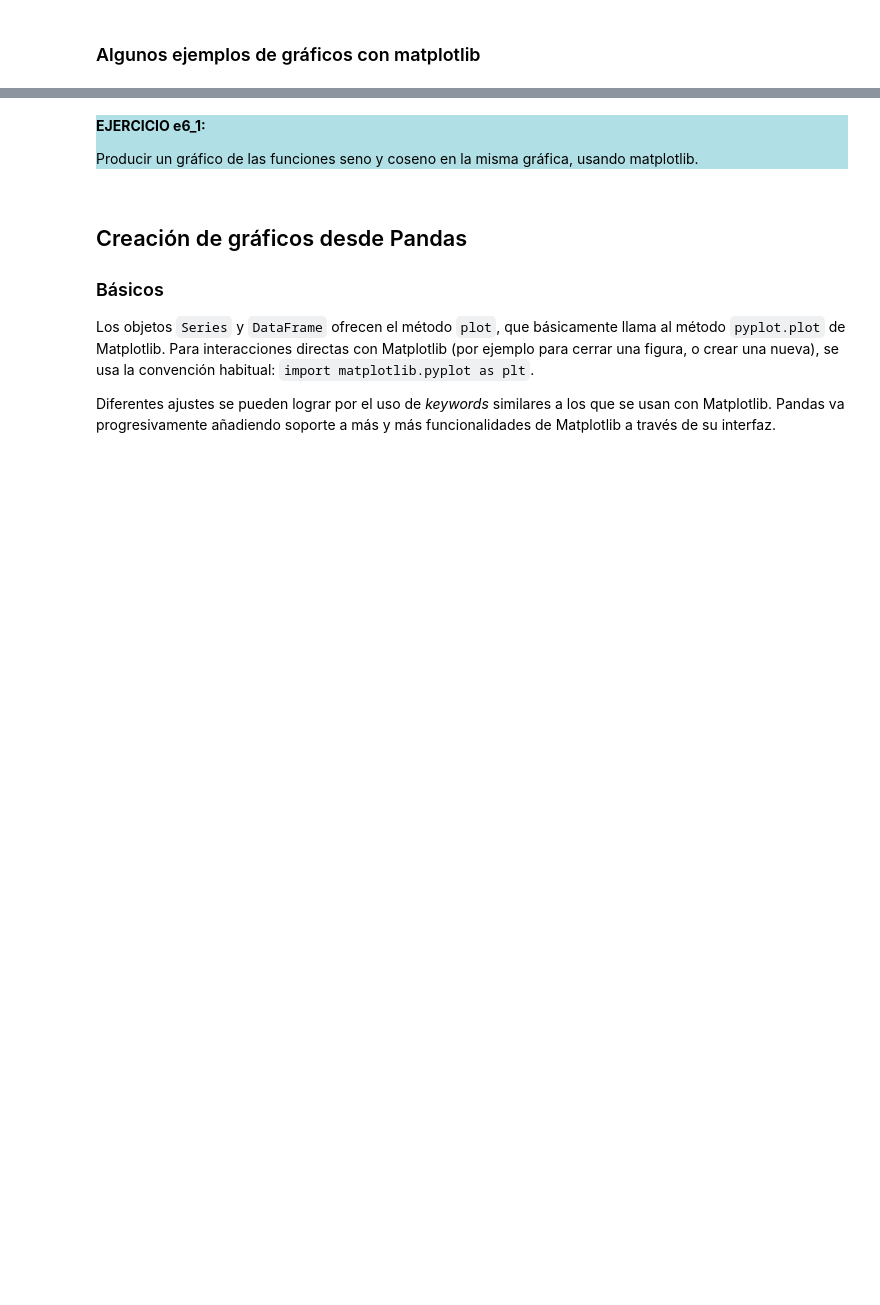
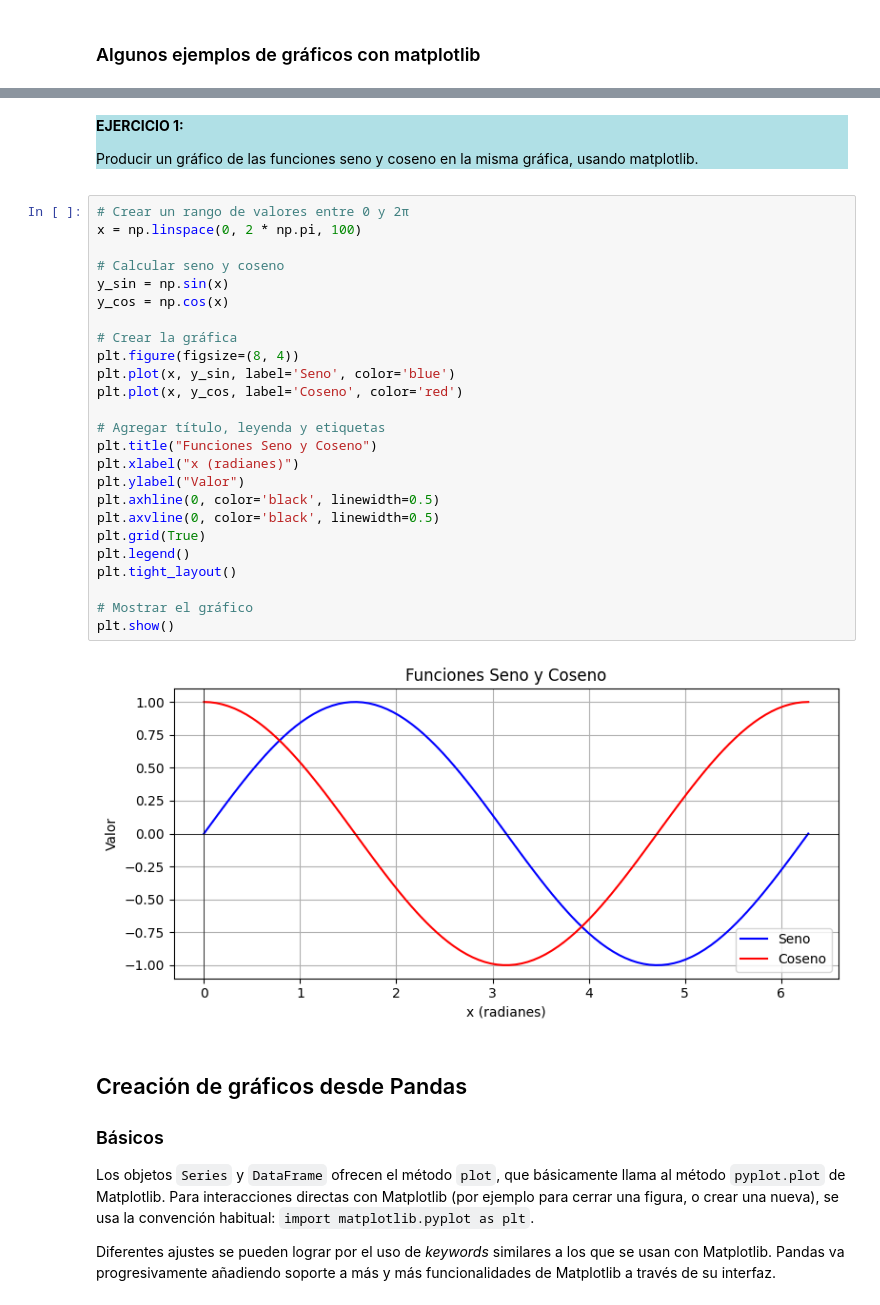
Before and after one commit to michaelsanchez2025/inspirastem2025-data-analisis, a Jupyter notebook: Dia2/2-visualizacion.ipynb, the cells around one changed output, grey strips where cells are left out. Saved outputs shown, nothing was run; the diff lists cells and outputs as text; blank space fills up the shorter version.

```diff
--- a/Dia2/2-visualizacion.ipynb
+++ b/Dia2/2-visualizacion.ipynb
@@ -224,9 +232,36 @@ ax.scatter(x1, y2, s=vol2, color='red', alpha=0.5);
 # %% [markdown]
 <div style="background-color:powderblue;">
 
-**EJERCICIO e6_1:**
+**EJERCICIO 1:**
 
 Producir un gráfico de las funciones seno y coseno en la misma gráfica, usando matplotlib.
+# %%
+# Crear un rango de valores entre 0 y 2π
+x = np.linspace(0, 2 * np.pi, 100)
+
+# Calcular seno y coseno
+y_sin = np.sin(x)
+y_cos = np.cos(x)
+
+# Crear la gráfica
+plt.figure(figsize=(8, 4))
+plt.plot(x, y_sin, label='Seno', color='blue')
+plt.plot(x, y_cos, label='Coseno', color='red')
+
+# Agregar título, leyenda y etiquetas
+plt.title("Funciones Seno y Coseno")
+plt.xlabel("x (radianes)")
+plt.ylabel("Valor")
+plt.axhline(0, color='black', linewidth=0.5)
+plt.axvline(0, color='black', linewidth=0.5)
+plt.grid(True)
+plt.legend()
+plt.tight_layout()
+
+# Mostrar el gráfico
+plt.show()
+# %% [output]
+[figure, added]
 # %% [markdown]
 ## Creación de gráficos desde Pandas
 
```
Also changed, not shown: parts of 29 cells of this notebook.
